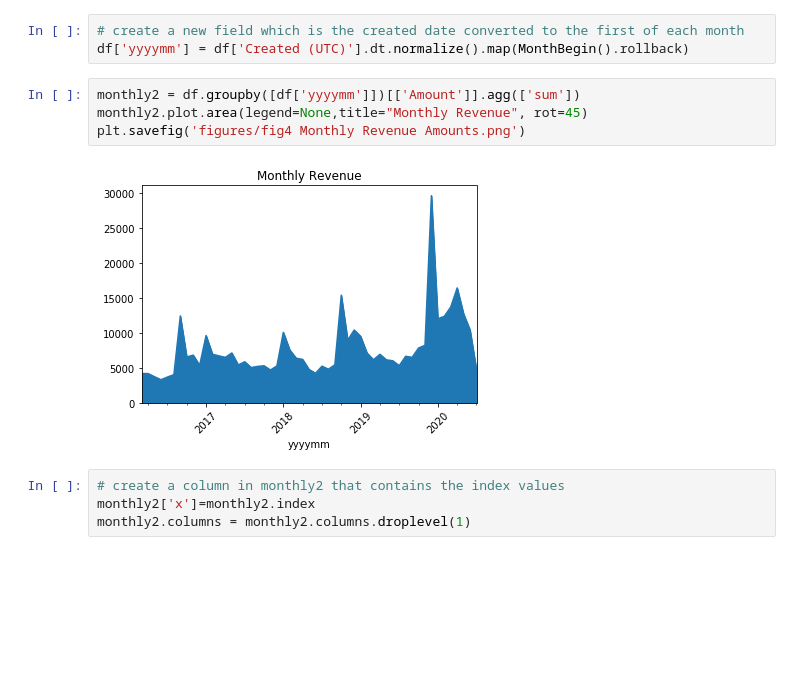
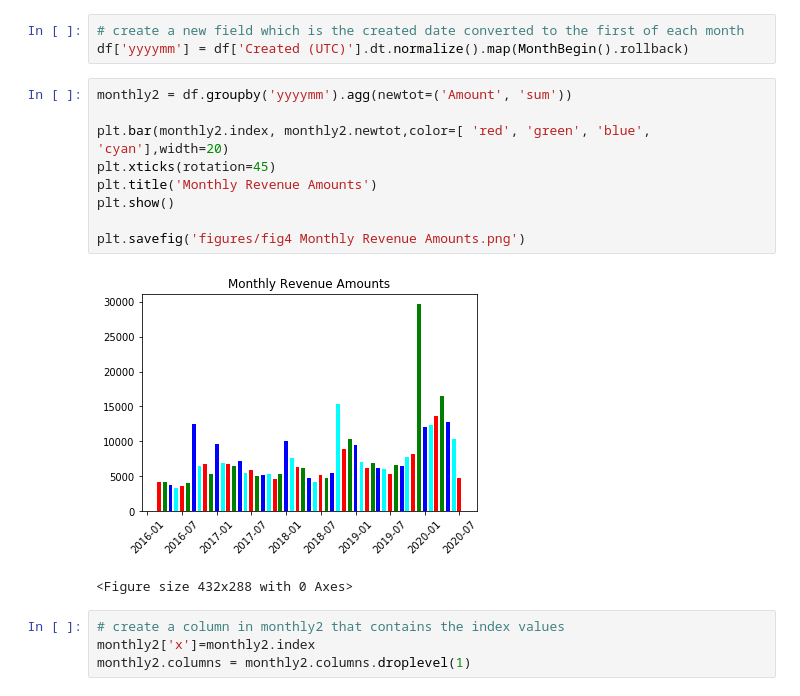
Before and after one commit to NancyKecso/Springboard, a Jupyter notebook: Capstone 3 elementary OS revenue projection/Capstone 3 - Step 3 Exploratory Data Analysis.ipynb, the cells around one changed output. Saved outputs shown, nothing was run; the diff lists cells and outputs as text; blank space fills up the shorter version.

```diff
--- a/Capstone 3 elementary OS revenue projection/Capstone 3 - Step 3 Exploratory Data Analysis.ipynb
+++ b/Capstone 3 elementary OS revenue projection/Capstone 3 - Step 3 Exploratory Data Analysis.ipynb
@@ -136,11 +137,17 @@ plt.savefig('figures/fig3 Average Daily Purchase Quantities.png')
 # create a new field which is the created date converted to the first of each month
 df['yyyymm'] = df['Created (UTC)'].dt.normalize().map(MonthBegin().rollback)
 # %%
-monthly2 = df.groupby([df['yyyymm']])[['Amount']].agg(['sum'])
-monthly2.plot.area(legend=None,title="Monthly Revenue", rot=45)
+monthly2 = df.groupby('yyyymm').agg(newtot=('Amount', 'sum'))
+
+plt.bar(monthly2.index, monthly2.newtot,color=[ 'red', 'green', 'blue', 'cyan'],width=20)
+plt.xticks(rotation=45)
+plt.title('Monthly Revenue Amounts')
+plt.show()
+
 plt.savefig('figures/fig4 Monthly Revenue Amounts.png')
 # %% [output]
-[figure, old version]
+[figure, new version]
+<Figure size 432x288 with 0 Axes>
 # %%
 # create a column in monthly2 that contains the index values
 monthly2['x']=monthly2.index
```
Also changed, not shown: parts of 4 cells of this notebook, 14 other files.
